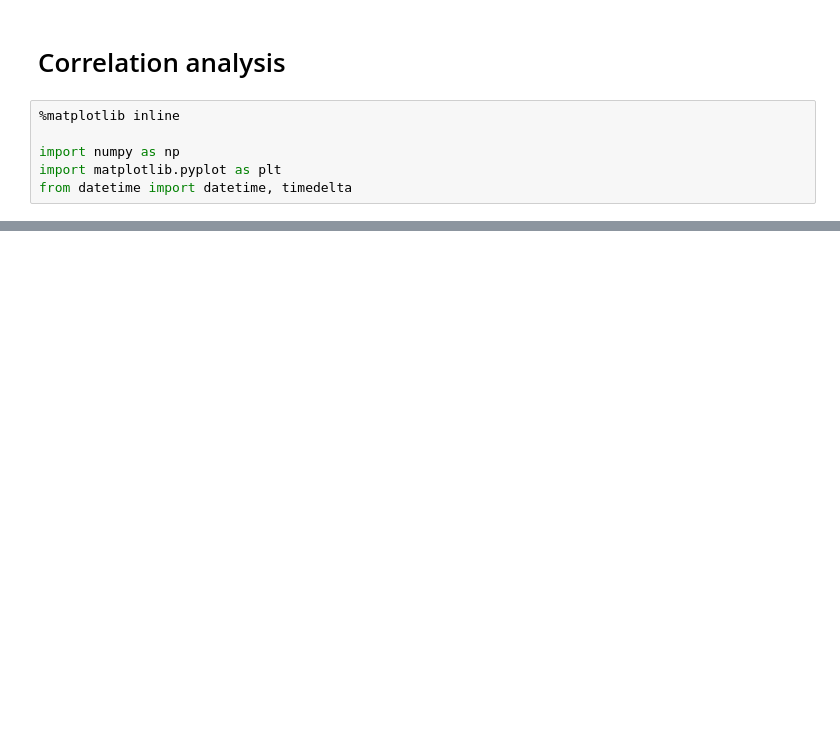
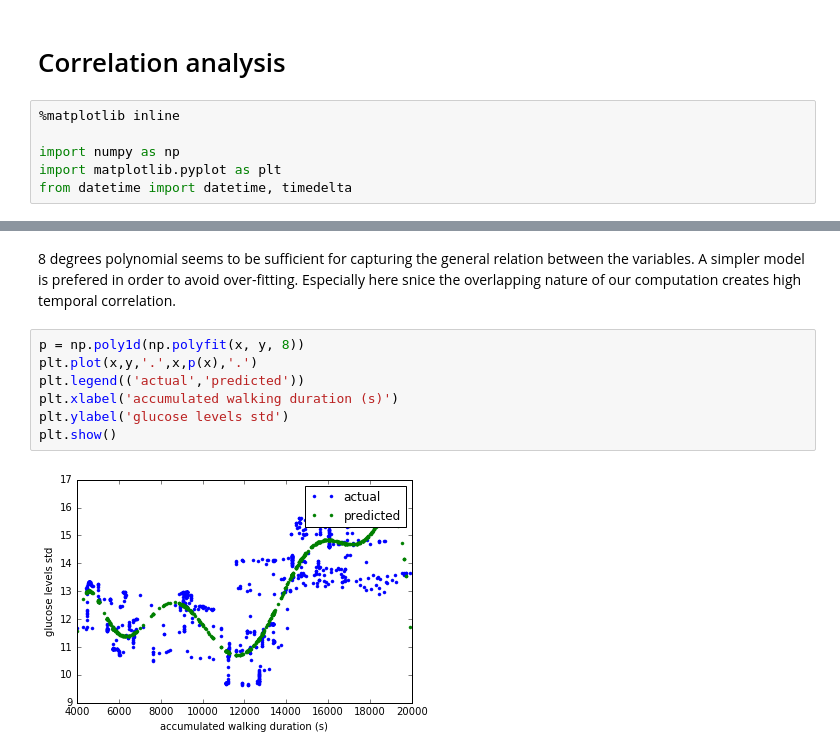
Before and after one commit to HidaiGertel/HidaiGertel.github.io, a Jupyter notebook: challenge/challenge.ipynb, the cells around one changed output, grey strips where cells are left out. Drawn from its saved outputs; the diff is of its cells as text; blank space fills up the shorter version.

```diff
--- a/challenge/challenge.ipynb
+++ b/challenge/challenge.ipynb
@@ -121,0 +121,12 @@ plt.plot(y1,p(y1),'.')
+# %% [markdown]
+8 degrees polynomial seems to be sufficient for capturing the general relation between the variables.
+A simpler model is prefered in order to avoid over-fitting. Especially here snice the overlapping nature of our computation creates high temporal correlation.
+# %%
+p = np.poly1d(np.polyfit(x, y, 8))
+plt.plot(x,y,'.',x,p(x),'.')
+plt.legend(('actual','predicted'))
+plt.xlabel('accumulated walking duration (s)')
+plt.ylabel('glucose levels std')
+plt.show()
+# %% [output]
+[figure, added]
```
Also changed, not shown: parts of 19 cells of this notebook.
